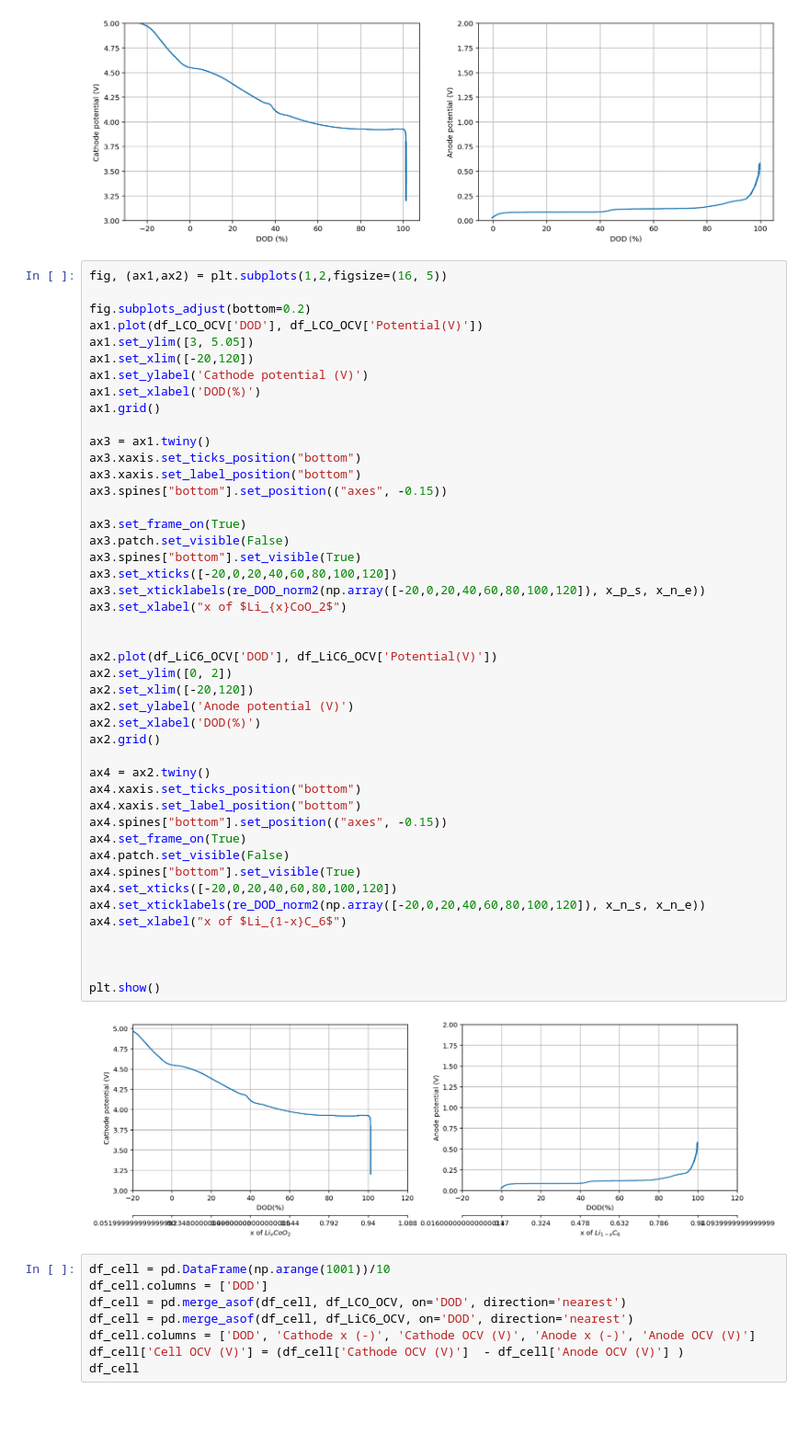
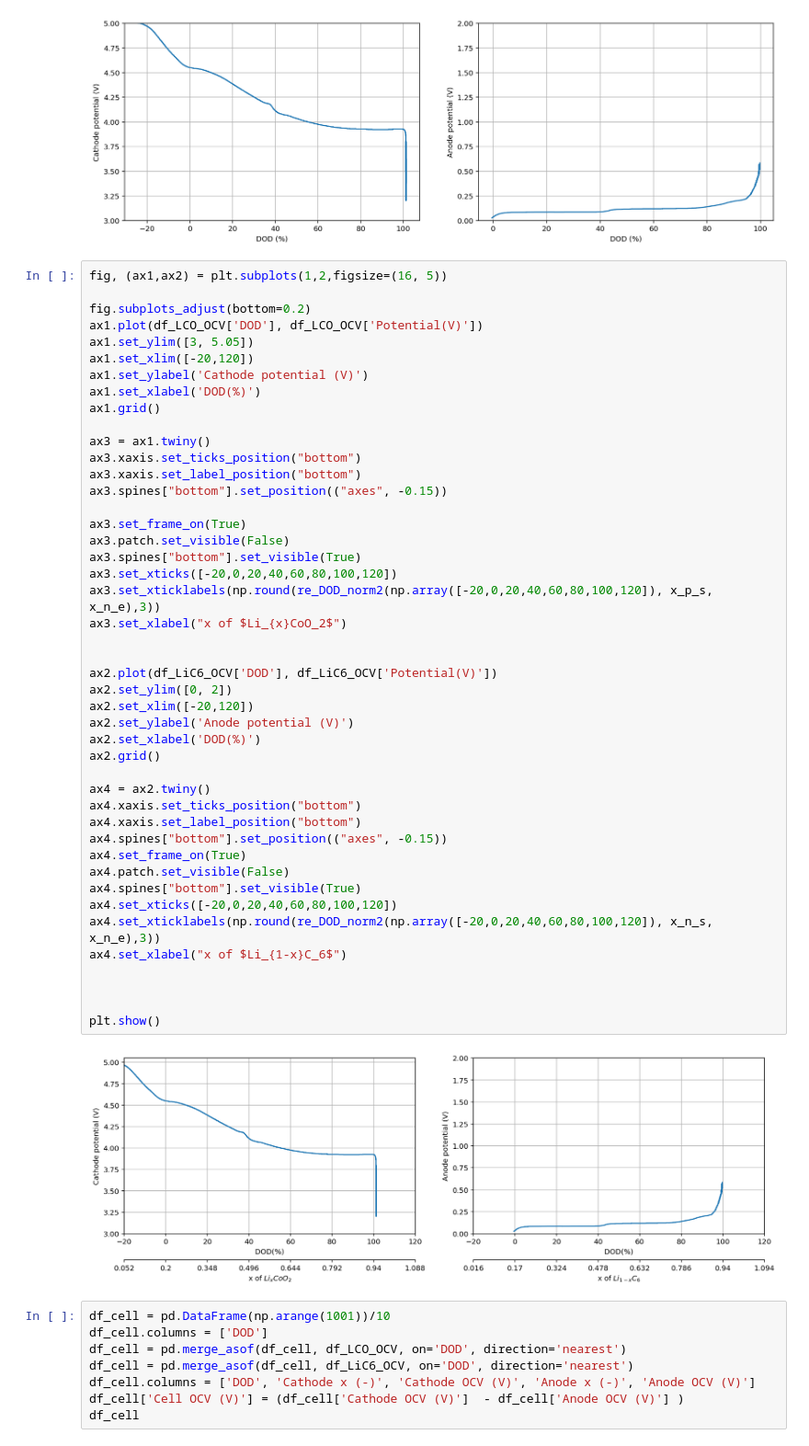
Before and after one commit to TakumaKawahara/BS-StudyGroup, a Jupyter notebook: Model#6/BS_Model#6.ipynb, the cells around one changed output. Shown at 92% size. Saved outputs shown, nothing was run; the diff lists cells and outputs as text; blank space fills up the shorter version.

```diff
--- a/Model#6/BS_Model#6.ipynb
+++ b/Model#6/BS_Model#6.ipynb
@@ -138,36 +137,36 @@ ax3.xaxis.set_label_position("bottom")
 ax3.spines["bottom"].set_position(("axes", -0.15))
 
 ax3.set_frame_on(True)
 ax3.patch.set_visible(False)
 ax3.spines["bottom"].set_visible(True)
 ax3.set_xticks([-20,0,20,40,60,80,100,120])
-ax3.set_xticklabels(re_DOD_norm2(np.array([-20,0,20,40,60,80,100,120]), x_p_s, x_n_e))
+ax3.set_xticklabels(np.round(re_DOD_norm2(np.array([-20,0,20,40,60,80,100,120]), x_p_s, x_n_e),3))
 ax3.set_xlabel("x of $Li_{x}CoO_2$")
 
 
 ax2.plot(df_LiC6_OCV['DOD'], df_LiC6_OCV['Potential(V)'])
 ax2.set_ylim([0, 2])
 ax2.set_xlim([-20,120])
 ax2.set_ylabel('Anode potential (V)')
 ax2.set_xlabel('DOD(%)')
 ax2.grid()
 
 ax4 = ax2.twiny()
 ax4.xaxis.set_ticks_position("bottom")
 ax4.xaxis.set_label_position("bottom")
 ax4.spines["bottom"].set_position(("axes", -0.15))
 ax4.set_frame_on(True)
 ax4.patch.set_visible(False)
 ax4.spines["bottom"].set_visible(True)
 ax4.set_xticks([-20,0,20,40,60,80,100,120])
-ax4.set_xticklabels(re_DOD_norm2(np.array([-20,0,20,40,60,80,100,120]), x_n_s, x_n_e))
+ax4.set_xticklabels(np.round(re_DOD_norm2(np.array([-20,0,20,40,60,80,100,120]), x_n_s, x_n_e),3))
 ax4.set_xlabel("x of $Li_{1-x}C_6$")
 
 
 
 plt.show()
 # %% [output]
-[figure, old version]
+[figure, new version]
 # %%
 df_cell = pd.DataFrame(np.arange(1001))/10
 df_cell.columns = ['DOD']
```
Also changed, not shown: parts of 53 cells of this notebook.
